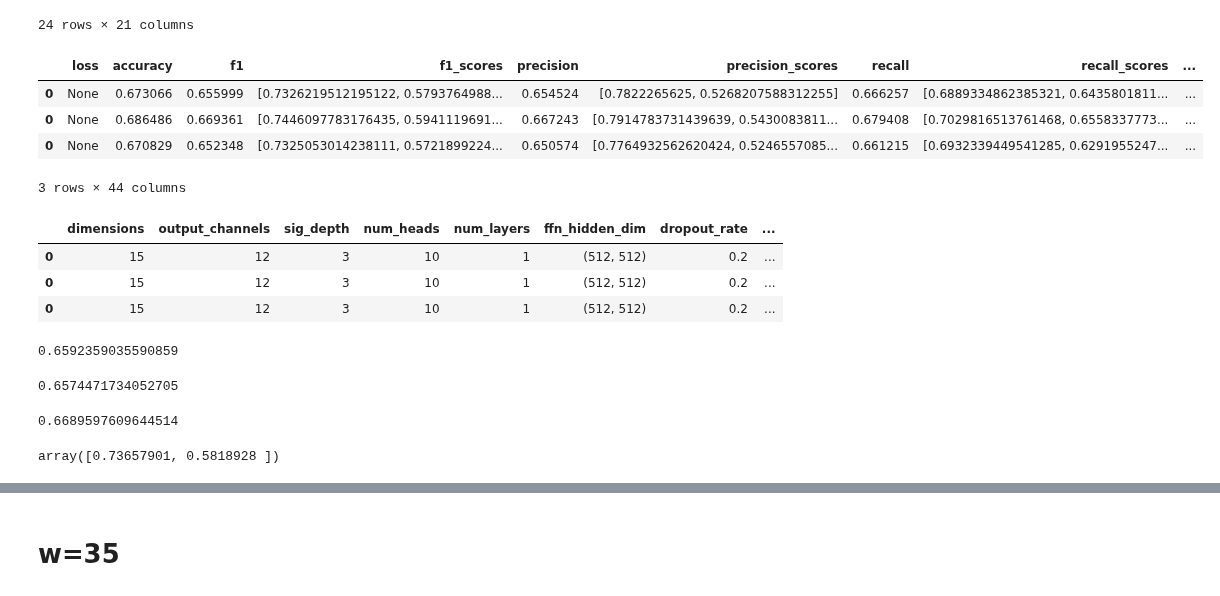
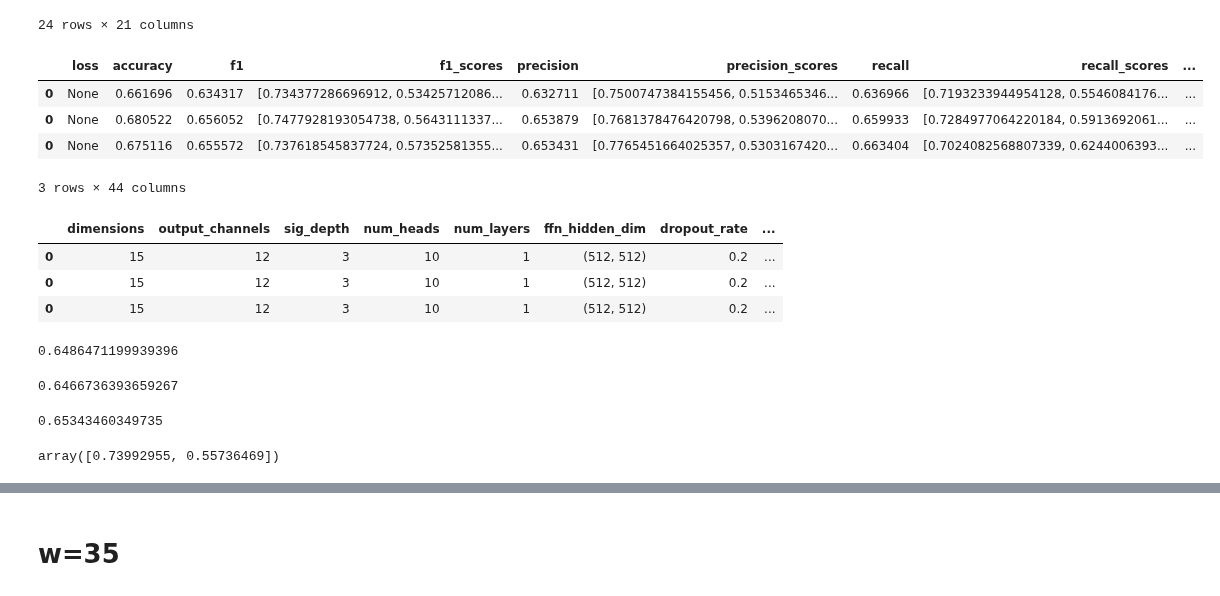
Before and after one commit to ttseriotou/sig-networks, a Jupyter notebook: notebooks/Rumours/rumours-swmhau.ipynb, the cells around one changed output, grey strips where cells are left out. Cells and saved outputs as stored; diff of their text form; code cells hidden in the pictures.

```diff
--- a/notebooks/Rumours/rumours-swmhau.ipynb
+++ b/notebooks/Rumours/rumours-swmhau.ipynb
@@ -422,11 +408,11 @@ swmhau_network_grp_kfold_20.groupby(
 |  |  |  |  |  |  |  | 0.0010 | ... |
 24 rows × 21 columns
 # %%
-best_swmhau_network_grp_kfold_20
+best_swmhau_network_umap_kfold_20
 # %% [output]
 |  | loss | accuracy | f1 | f1_scores | precision | precision_scores | recall | recall_scores | ... |
-| 0 | None | 0.673066 | 0.655999 | [0.7326219512195122, 0.5793764988... | 0.654524 | [0.7822265625, 0.5268207588312255] | 0.666257 | [0.6889334862385321, 0.6435801811... | ... |
-| 0 | None | 0.686486 | 0.669361 | [0.7446097783176435, 0.5941119691... | 0.667243 | [0.7914783731439639, 0.5430083811... | 0.679408 | [0.7029816513761468, 0.6558337773... | ... |
-| 0 | None | 0.670829 | 0.652348 | [0.7325053014238111, 0.5721899224... | 0.650574 | [0.7764932562620424, 0.5246557085... | 0.661215 | [0.6932339449541285, 0.6291955247... | ... |
+| 0 | None | 0.661696 | 0.634317 | [0.734377286696912, 0.53425712086... | 0.632711 | [0.7500747384155456, 0.5153465346... | 0.636966 | [0.7193233944954128, 0.5546084176... | ... |
+| 0 | None | 0.680522 | 0.656052 | [0.7477928193054738, 0.5643111337... | 0.653879 | [0.7681378476420798, 0.5396208070... | 0.659933 | [0.7284977064220184, 0.5913692061... | ... |
+| 0 | None | 0.675116 | 0.655572 | [0.737618545837724, 0.57352581355... | 0.653431 | [0.7765451664025357, 0.5303167420... | 0.663404 | [0.7024082568807339, 0.6244006393... | ... |
 3 rows × 44 columns
 # %%
@@ -448,19 +434,19 @@ best_swmhau_network_grp_kfold_20[
 | 0 | 15 | 12 | 3 | 10 | 1 | (512, 512) | 0.2 | ... |
 | 0 | 15 | 12 | 3 | 10 | 1 | (512, 512) | 0.2 | ... |
 # %%
-best_swmhau_network_grp_kfold_20["f1"].mean()
+best_swmhau_network_umap_kfold_20["f1"].mean()
 # %% [output]
-0.6592359035590859
+0.6486471199939396
 # %%
-best_swmhau_network_grp_kfold_20["precision"].mean()
+best_swmhau_network_umap_kfold_20["precision"].mean()
 # %% [output]
-0.6574471734052705
+0.6466736393659267
 # %%
-best_swmhau_network_grp_kfold_20["recall"].mean()
+best_swmhau_network_umap_kfold_20["recall"].mean()
 # %% [output]
-0.6689597609644514
+0.65343460349735
 # %%
-np.stack(best_swmhau_network_grp_kfold_20["f1_scores"]).mean(axis=0)
+np.stack(best_swmhau_network_umap_kfold_20["f1_scores"]).mean(axis=0)
 # %% [output]
-array([0.73657901, 0.5818928 ])
+array([0.73992955, 0.55736469])
 # %%
```
Also changed, not shown: parts of 52 cells of this notebook, 55 other files.
